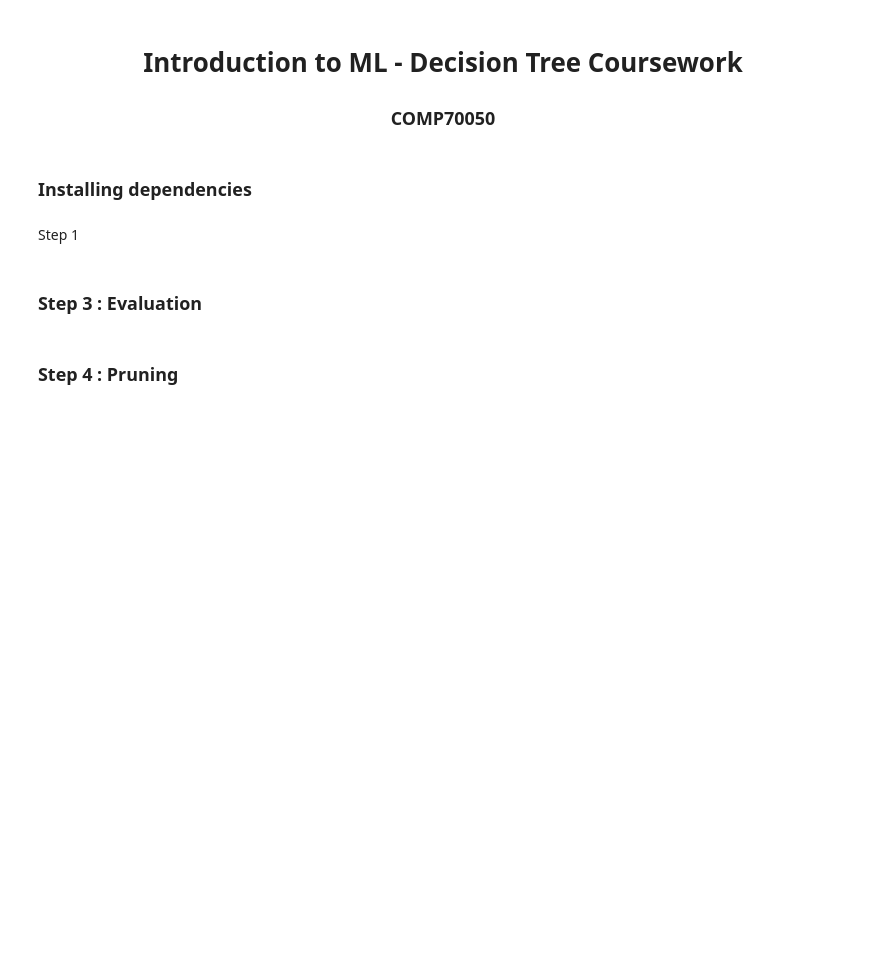
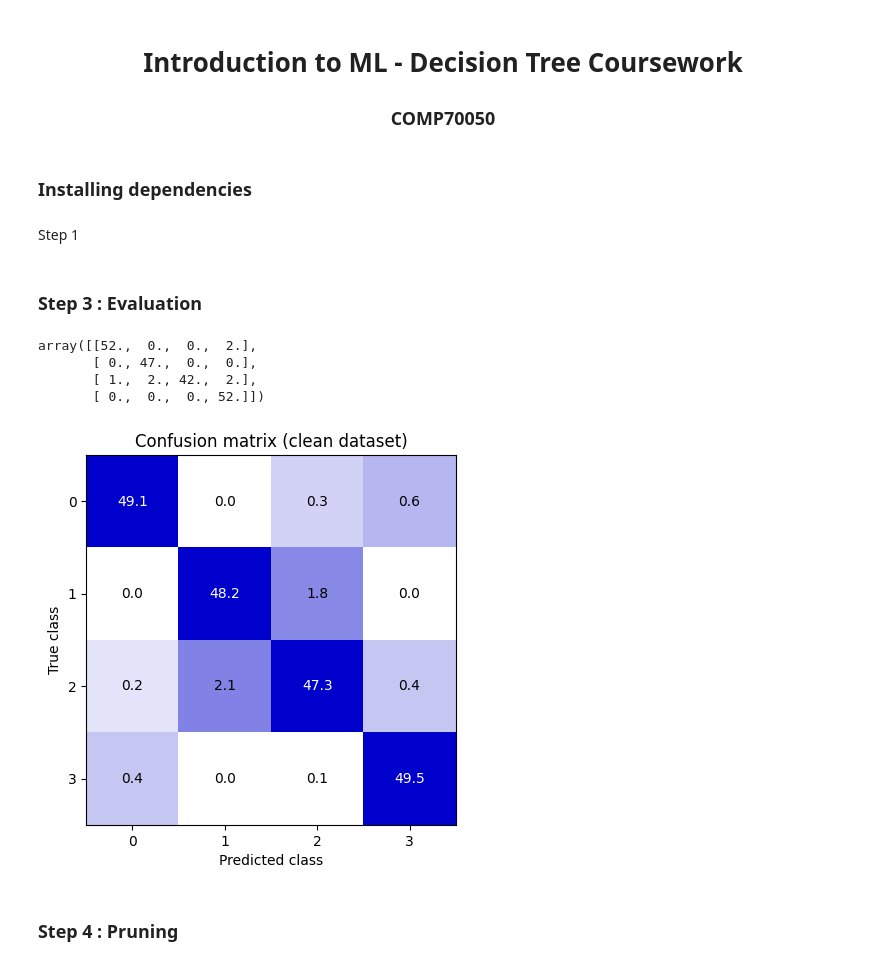
Before and after one commit to ybenbihi/ML_CW1, a Jupyter notebook: notebook.ipynb, the cells around one changed output. Drawn from its saved outputs; the diff is of its cells as text; code cells hidden in the pictures; blank space fills up the shorter version.

Commit message:
fixed 'np.int8' on confusion_matrix + added confusion vizualisation

```diff
--- a/notebook.ipynb
+++ b/notebook.ipynb
@@ -8,14 +8,11 @@ Step 1
 # %%
 import numpy as np
 
-clean_data = x = np.loadtxt("wifi_db/clean_dataset.txt", delimiter='\t')
-noisy_data = x = np.loadtxt("wifi_db/noisy_dataset.txt")
+# Making our results reproducible
+np.random.seed(1337)
 
-X_clean = clean_data[:, :-1]
-y_clean = clean_data[:, -1]
-
-X_noisy = noisy_data[:, :-1]
-y_noisy = noisy_data[:, -1]
+clean_data = np.loadtxt("wifi_db/clean_dataset.txt", delimiter='\t')
+noisy_data = np.loadtxt("wifi_db/noisy_dataset.txt")
 # %%
 def entropy(labels):
     _, counts = np.unique(labels, return_counts=True)
@@ -94,6 +91,7 @@ def predict(node, X):
 # %% [markdown]
 ### Step 3 : Evaluation
 # %%
+# Function taken from Lab 3
 def confusion_matrix(y_gold, y_prediction, class_labels=None):
 
     # if no class_labels are given, we obtain the set of unique class labels from
@@ -101,7 +99,7 @@ def confusion_matrix(y_gold, y_prediction, class_labels=None):
     if not class_labels:
         class_labels = np.unique(np.concatenate((y_gold, y_prediction)))
 
-    confusion = np.zeros((len(class_labels), len(class_labels)), dtype=np.int8)
+    confusion = np.zeros((len(class_labels), len(class_labels)))
 
     # for each correct class (row),
     # compute how many instances are predicted for each class (columns)
@@ -165,3 +187,65 @@ def train_test_k_fold(n_folds, n_instances, random_generator=np.random.default_r
+# %%
+confusion_matrices[0]
+# %% [output]
+array([[52.,  0.,  0.,  2.],
+       [ 0., 47.,  0.,  0.],
+       [ 1.,  2., 42.,  2.],
+       [ 0.,  0.,  0., 52.]])
+# %%
+from matplotlib.colors import LinearSegmentedColormap, LogNorm
+
+def get_text_color(val, cmap_name, conf):
+    # Normalisation de la valeur
+    v_min, v_max = np.min(conf), np.max(conf)
+    normalized_val = (val - v_min) / (v_max - v_min)
+
+    # Obtention de la couleur RGB pour cette valeur
+    cmap = plt.cm.get_cmap(cmap_name)
+    rgb = cmap(normalized_val)[:3]  # On ignore l'alpha
+
+    # Calcul de la luminance
+    # Formule standard pour la luminance perçue
+    luminance = 0.299 * rgb[0] + 0.587 * rgb[1] + 0.114 * rgb[2]
+
+    # Retourne blanc si la cellule est sombre, noir si elle est claire
+    return "white" if luminance < 0.5 else "black"
+
+def custom_colormap():
+    # Définition des couleurs RGB (normalisées entre 0 et 1)
+    color_1 = np.array([1, 1, 1])
+    # color_1 = np.array([217/255, 226/255, 255/255])
+    color_2 = np.array([0/255, 0/255, 205/255])
+
+    # Création des points de contrôle
+    colors = [color_1, color_2]
+
+    # Création de la colormap
+    n_bins = 256  # Nombre de niveaux de couleur
+    cm = LinearSegmentedColormap.from_list('custom_blue', colors, N=n_bins)
+
+    return cm
+
+cmap = custom_colormap()
+
+
+heatmap = np.mean(confusion_matrices, axis=0)
+fig, ax = plt.subplots()
+im = ax.imshow(heatmap, cmap=cmap)
+ax.set_xticks(np.arange(4), labels=np.arange(4))
+ax.set_yticks(np.arange(4), labels=np.arange(4))
+ax.set_xlabel("Predicted class")
+ax.set_ylabel("True class")
+
+for i in range(4):
+    for j in range(4):
+        text = ax.text(j, i, heatmap[i, j],
+                       ha="center", va="center", color=get_text_color(heatmap[i, j], cmap, heatmap))
+
+ax.set_title("Confusion matrix (clean dataset)")
+plt.savefig("confusion-matrix-clean.svg")
+plt.show()
+# %% [output]
+[figure, added]
 # %% [markdown]
 ### Step 4 : Pruning
 # %%
```
Also changed, not shown: parts of 3 cells of this notebook.
